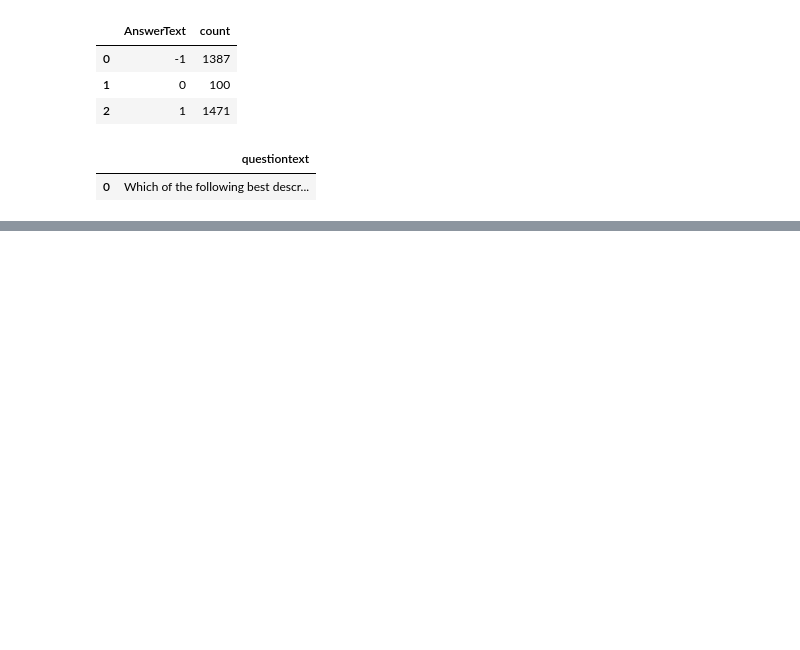
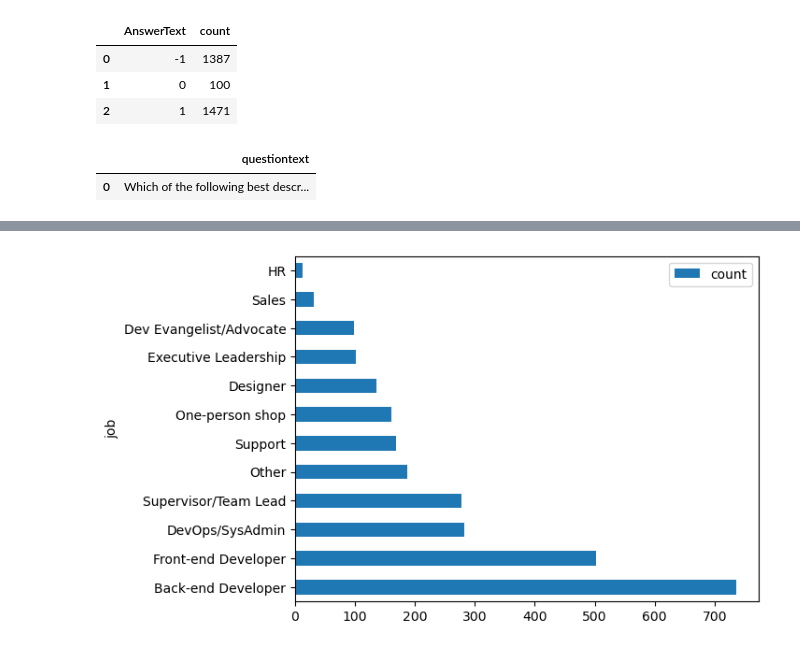
Before and after one commit to Djohnson1313/mental_health_sql, a Jupyter notebook: mental_health_analysis.ipynb, the cells around one changed output, grey strips where cells are left out. Cells and saved outputs as stored; diff of their text form; code cells hidden in the pictures; blank space fills up the shorter version.

```diff
--- a/mental_health_analysis.ipynb
+++ b/mental_health_analysis.ipynb
@@ -429,0 +426,15 @@ group by answertext
+# %%
+job_spread = pd.read_sql('''
+select answertext as job, count(answertext) as count
+from answer as a
+left join question as q
+on a.questionid = q.questionid
+where questiontext = 'Which of the following best describes your work position?'
+group by job
+order by count desc
+''',conn)
+# %%
+job_spread.plot(x = 'job', kind = 'barh')
+plt.show();
+# %% [output]
+[figure, added]
```
Also changed, not shown: parts of 19 cells of this notebook.
